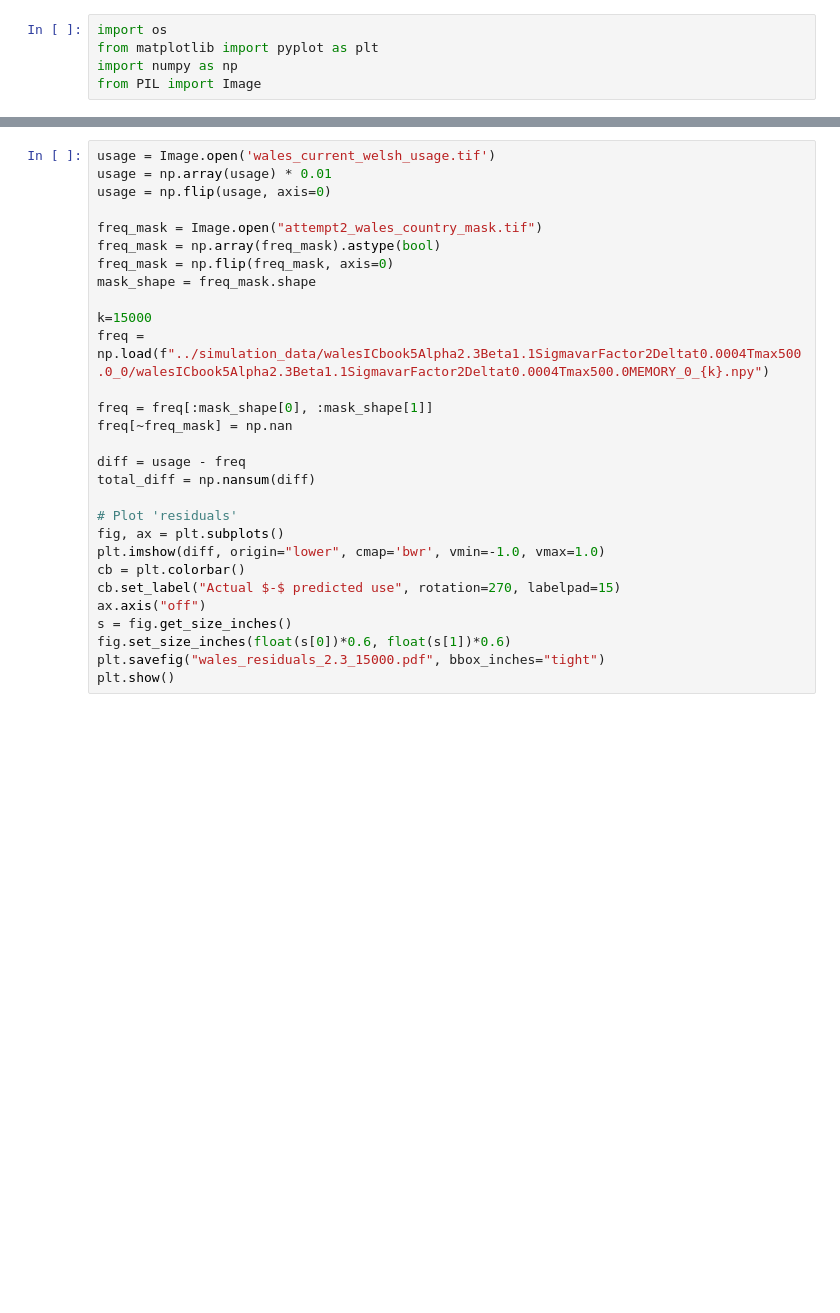
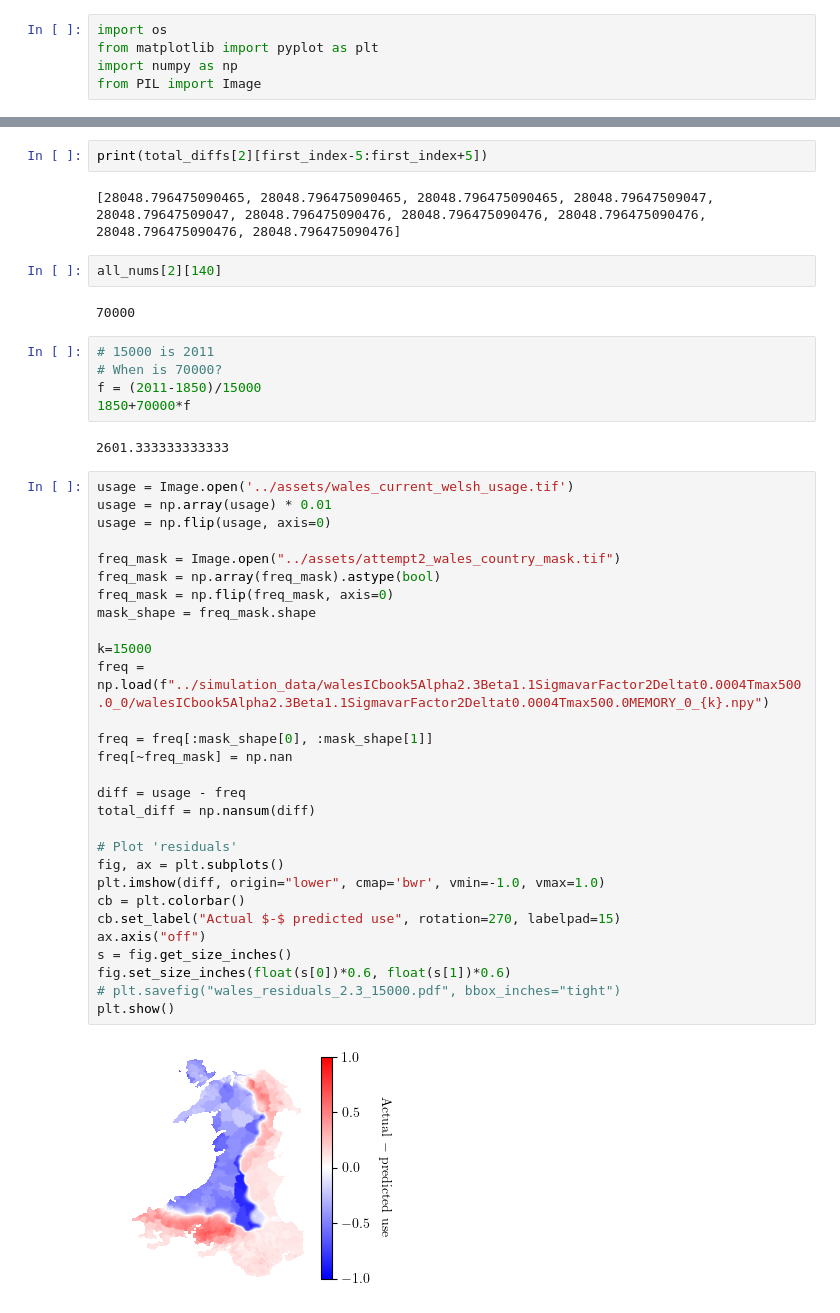
Before and after one commit to dbcq/modelling_language_decline, a Jupyter notebook: code/comparing_wales.ipynb, the cells around one changed output, grey strips where cells are left out. Drawn from its saved outputs; the diff is of its cells as text; blank space fills up the shorter version.

```diff
--- a/code/comparing_wales.ipynb
+++ b/code/comparing_wales.ipynb
@@ -80,29 +101,46 @@ min_ind_timestamp
+# %%
+print(total_diffs[2][first_index-5:first_index+5])
+# %% [output]
+[28048.796475090465, 28048.796475090465, 28048.796475090465, 28048.79647509047, 28048.79647509047, 28048.796475090476, 28048.796475090476, 28048.796475090476, 28048.796475090476, 28048.796475090476]
+# %%
+all_nums[2][140]
+# %% [output]
+70000
+# %%
+# 15000 is 2011
+# When is 70000?
+f = (2011-1850)/15000
+1850+70000*f
+# %% [output]
+2601.333333333333
 # %%
-usage = Image.open('wales_current_welsh_usage.tif')
+usage = Image.open('../assets/wales_current_welsh_usage.tif')
 usage = np.array(usage) * 0.01
 usage = np.flip(usage, axis=0)
 
-freq_mask = Image.open("attempt2_wales_country_mask.tif")
+freq_mask = Image.open("../assets/attempt2_wales_country_mask.tif")
 freq_mask = np.array(freq_mask).astype(bool)
 freq_mask = np.flip(freq_mask, axis=0)
 mask_shape = freq_mask.shape
 
 k=15000
 freq = np.load(f"../simulation_data/walesICbook5Alpha2.3Beta1.1SigmavarFactor2Deltat0.0004Tmax500.0_0/walesICbook5Alpha2.3Beta1.1SigmavarFactor2Deltat0.0004Tmax500.0MEMORY_0_{k}.npy")
 
 freq = freq[:mask_shape[0], :mask_shape[1]]
 freq[~freq_mask] = np.nan
 
 diff = usage - freq
 total_diff = np.nansum(diff)
 
 # Plot 'residuals'
 fig, ax = plt.subplots()
 plt.imshow(diff, origin="lower", cmap='bwr', vmin=-1.0, vmax=1.0)
 cb = plt.colorbar()
 cb.set_label("Actual $-$ predicted use", rotation=270, labelpad=15)
 ax.axis("off")
 s = fig.get_size_inches()
 fig.set_size_inches(float(s[0])*0.6, float(s[1])*0.6)
-plt.savefig("wales_residuals_2.3_15000.pdf", bbox_inches="tight")
+# plt.savefig("wales_residuals_2.3_15000.pdf", bbox_inches="tight")
 plt.show()
+# %% [output]
+[figure, added]
```
Also changed, not shown: parts of 4 cells of this notebook.
